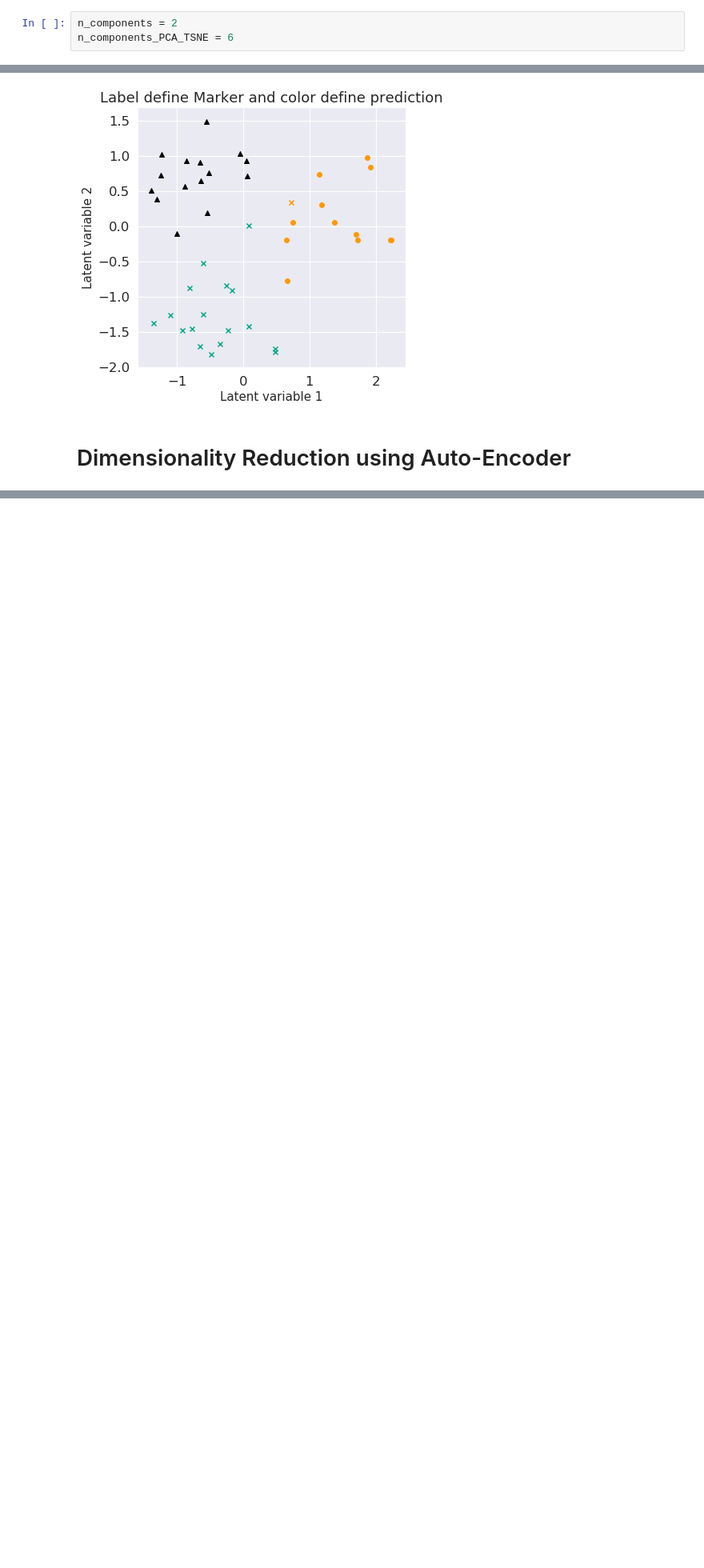
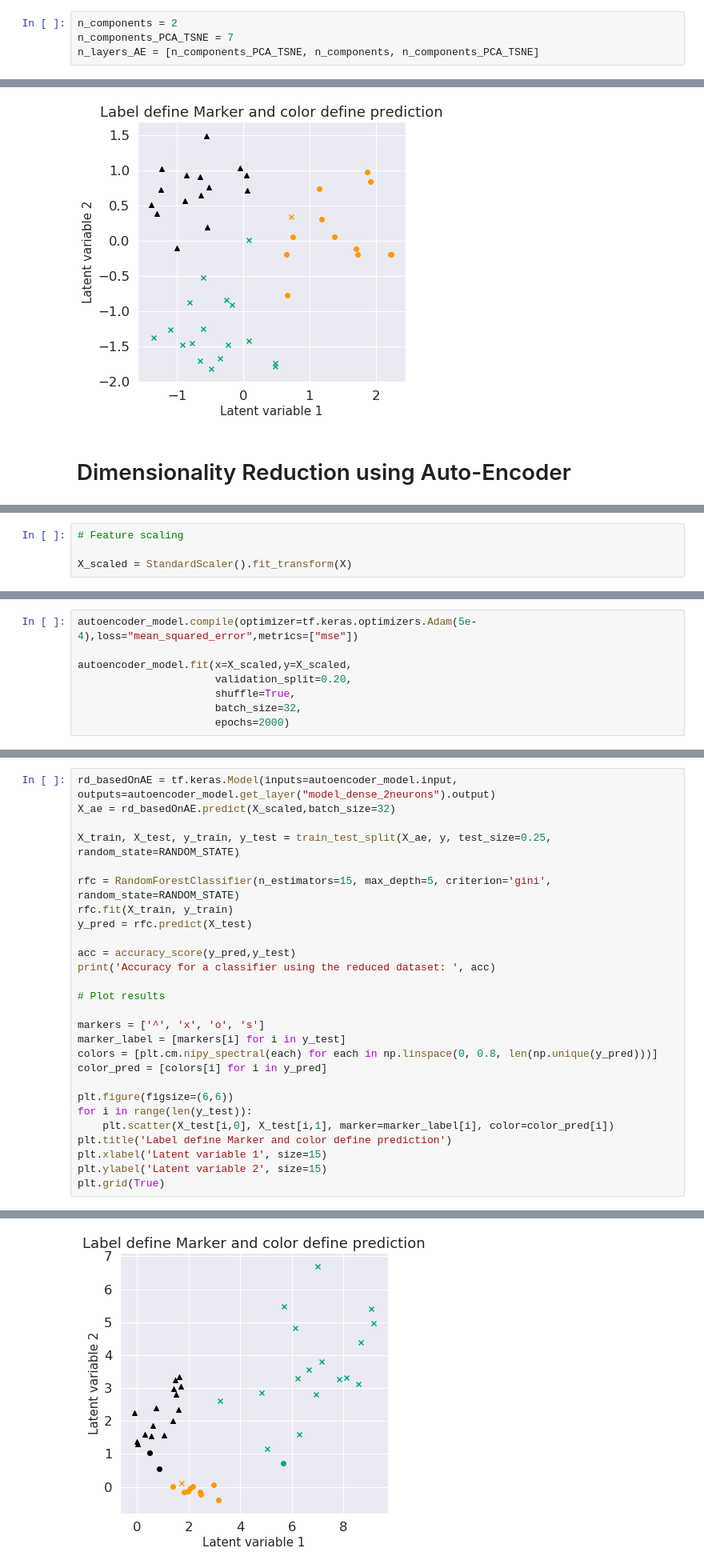
Before and after one commit to larpig/MLCodeSnippets, a Jupyter notebook: CodeSnippet_DimensionalityReduction_PCA_t-SNE_Auto-Encoder.ipynb, the cells around one changed output, grey strips where cells are left out. Shown at 80% size. Cells and saved outputs as stored; diff of their text form; blank space fills up the shorter version.

Commit message:
Add a code snippet for dimensionality reduction using PCA, t-SNE and autoencoder (via tensorflow).

```diff
--- a/CodeSnippet_DimensionalityReduction_PCA_t-SNE_Auto-Encoder.ipynb
+++ b/CodeSnippet_DimensionalityReduction_PCA_t-SNE_Auto-Encoder.ipynb
@@ -73,7 +75,8 @@ Accuracy for a classifier using the original dataset:  0.9555555555555556
 # General inputs of dimensionality reduction models
 # %%
 n_components = 2
-n_components_PCA_TSNE = 6
+n_components_PCA_TSNE = 7
+n_layers_AE = [n_components_PCA_TSNE, n_components, n_components_PCA_TSNE]
 # %% [markdown]
 # Dimensionality reduction using t-SNE and PCA
 # %% [markdown]
@@ -386 +392,5 @@ pip install tensorflow
+# %%
+# Feature scaling
+
+X_scaled = StandardScaler().fit_transform(X)
 # %%
@@ -445,0 +453,8 @@ def get_autoencoder_model():
+# %%
+autoencoder_model.compile(optimizer=tf.keras.optimizers.Adam(5e-4),loss="mean_squared_error",metrics=["mse"])
+
+autoencoder_model.fit(x=X_scaled,y=X_scaled,
+                      validation_split=0.20,
+                      shuffle=True,
+                      batch_size=32,
+                      epochs=2000)
@@ -445,0 +480,28 @@ def get_autoencoder_model():
+# %%
+rd_basedOnAE = tf.keras.Model(inputs=autoencoder_model.input, outputs=autoencoder_model.get_layer("model_dense_2neurons").output)
+X_ae = rd_basedOnAE.predict(X_scaled,batch_size=32)
+
+X_train, X_test, y_train, y_test = train_test_split(X_ae, y, test_size=0.25, random_state=RANDOM_STATE)
+
+rfc = RandomForestClassifier(n_estimators=15, max_depth=5, criterion='gini', random_state=RANDOM_STATE)
+rfc.fit(X_train, y_train)
+y_pred = rfc.predict(X_test)
+
+acc = accuracy_score(y_pred,y_test)
+print('Accuracy for a classifier using the reduced dataset: ', acc)
+
+# Plot results
+
+markers = ['^', 'x', 'o', 's']
+marker_label = [markers[i] for i in y_test]
+colors = [plt.cm.nipy_spectral(each) for each in np.linspace(0, 0.8, len(np.unique(y_pred)))]
+color_pred = [colors[i] for i in y_pred]
+
+plt.figure(figsize=(6,6))
+for i in range(len(y_test)):
+    plt.scatter(X_test[i,0], X_test[i,1], marker=marker_label[i], color=color_pred[i])
+plt.title('Label define Marker and color define prediction')
+plt.xlabel('Latent variable 1', size=15)
+plt.ylabel('Latent variable 2', size=15)
+plt.grid(True)
+# %% [output]
@@ -445,0 +509 @@ def get_autoencoder_model():
+[figure, added]
```
Also changed, not shown: parts of 9 cells of this notebook.
